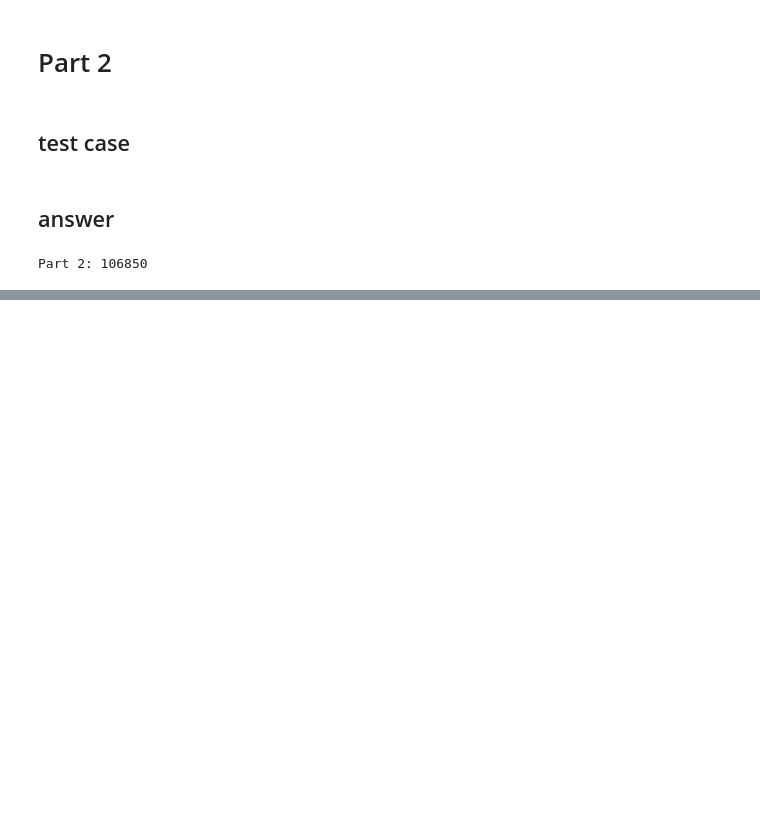
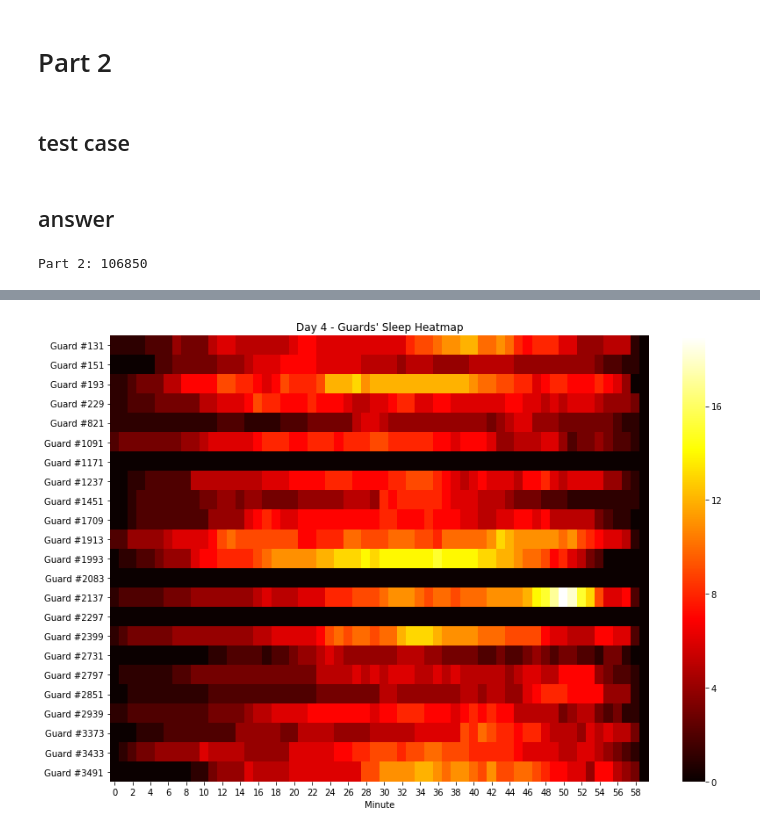
Before and after one commit to MarkNOakden/AdventOfCode, a Jupyter notebook: 18/04/Day 04 - Repose Record.ipynb, the cells around one changed output, grey strips where cells are left out. Saved outputs shown, nothing was run; the diff lists cells and outputs as text; code cells hidden in the pictures; blank space fills up the shorter version.

```diff
--- a/18/04/Day 04 - Repose Record.ipynb
+++ b/18/04/Day 04 - Repose Record.ipynb
@@ -127,0 +167,21 @@ Part 2: 106850
+# %%
+guard_ids, guards = process_records(input_data)
+guard_ids = sorted(list(guard_ids))
+
+foo = [list(zip(*guards[i].counts.items())) for i in guard_ids]
+
+foo = [x if len(x) == 2 else [tuple(range(60)), (0,)*60] for x in foo]
+# %%
+series = [pd.Series(data=x[1], index=x[0], name=f'Guard #{i}') for x, i in zip(foo, guard_ids)]
+# %%
+df = pd.concat(series, axis=1).fillna(0.)
+# %%
+fig, ax = plt.subplots(figsize=(12,8))
+sns.heatmap(df.T, ax=ax, cmap='hot')
+ax.set_xlabel('Minute')
+ax.set_title('Day 4 - Guards\' Sleep Heatmap')
+plt.tight_layout()
+plt.savefig('sleep_heatmap.png')
+plt.show()
+# %% [output]
+[figure, added]
```
Also changed, not shown: parts of 9 cells of this notebook, 3 other files.
